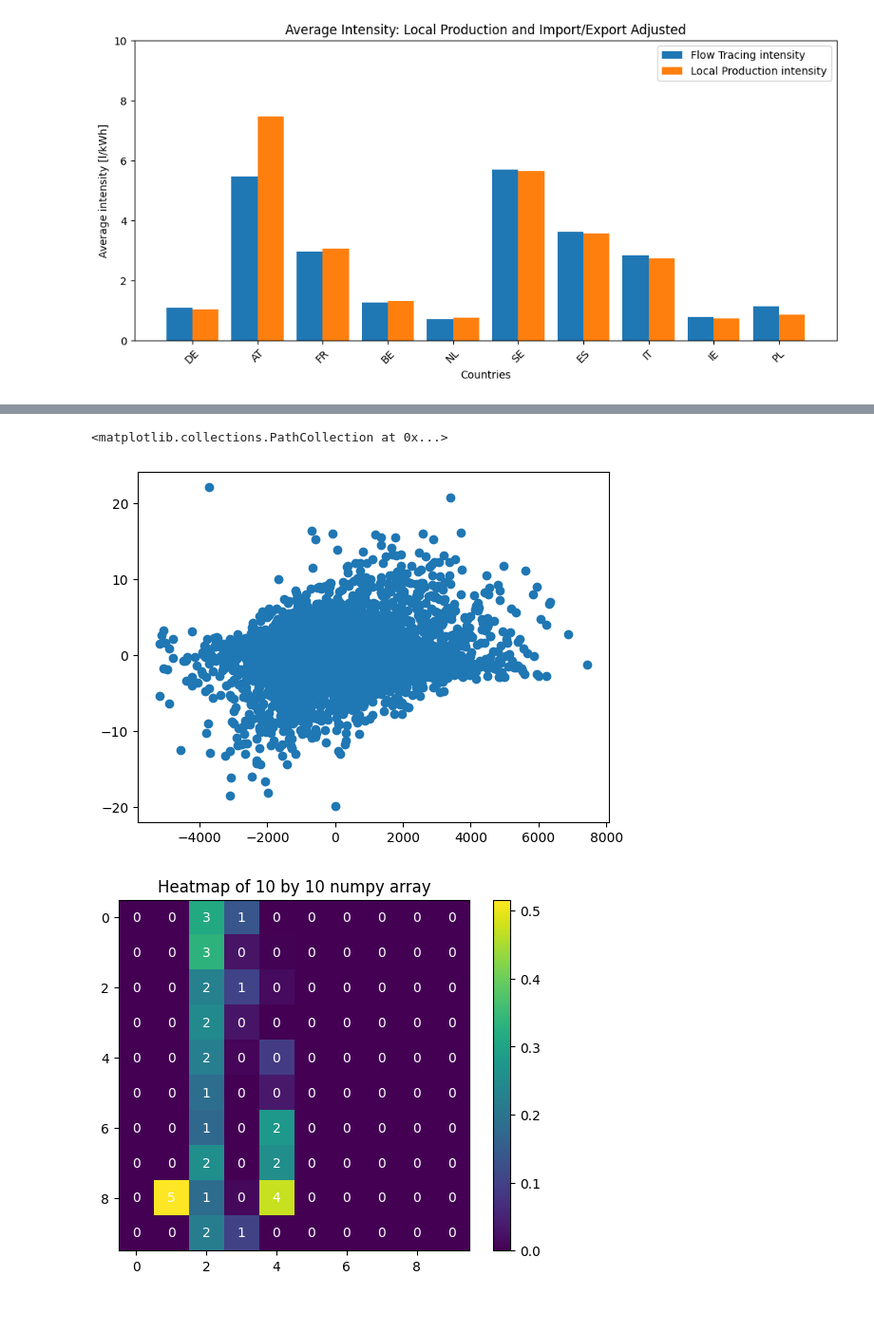
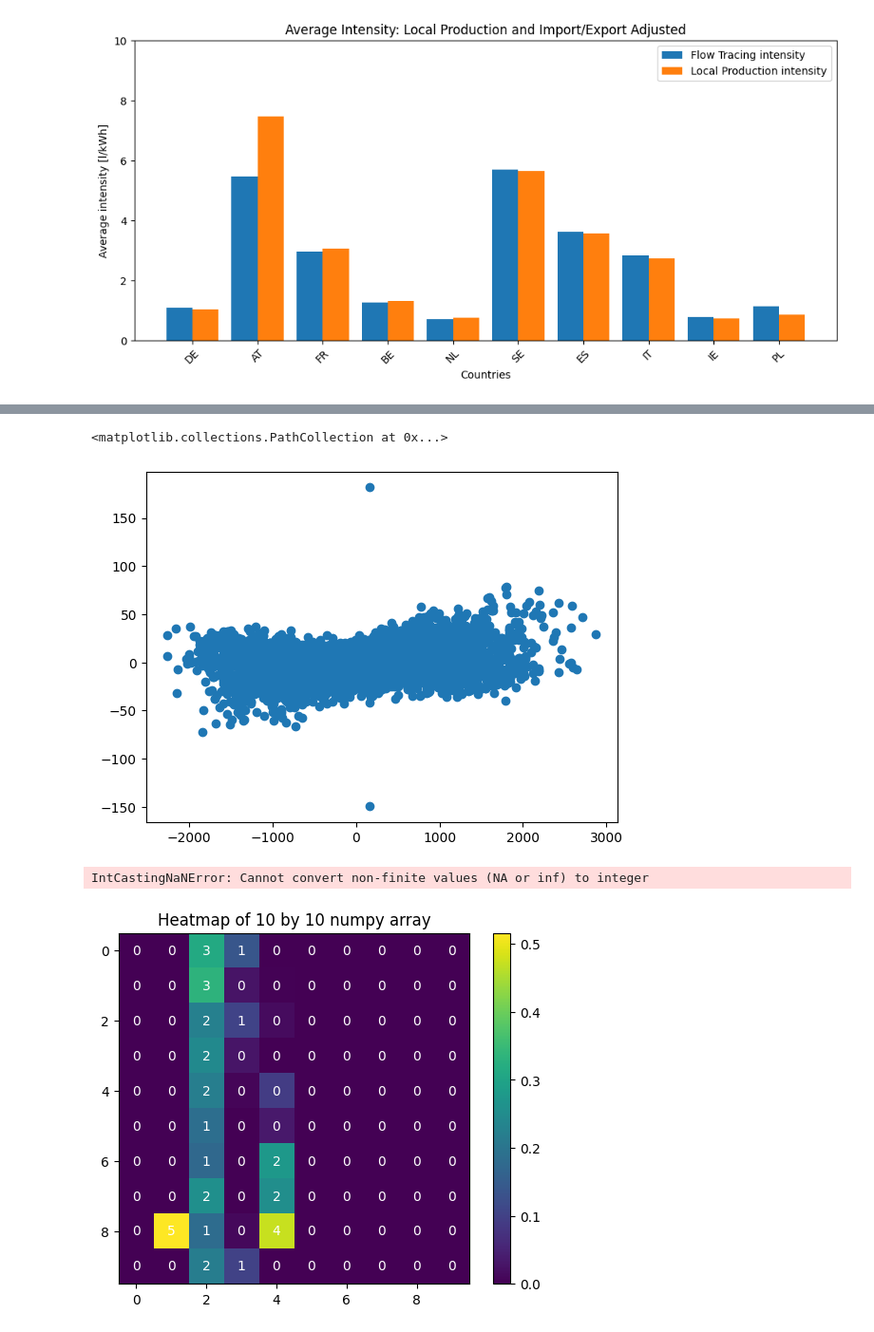
Before and after one commit to jonasschiller/IntensityLib, a Jupyter notebook: Testing.ipynb, the cells around one changed output, grey strips where cells are left out. Shown at 95% size. Cells and saved outputs as stored; diff of their text form; code cells hidden in the pictures.

```diff
--- a/Testing.ipynb
+++ b/Testing.ipynb
@@ -73,7 +73,7 @@ generation_df.columns = generation_df.columns.str.replace('_Actual Aggregated',
 
 # Create residual generation dataframe by dropping specific columns
 residual_gen_df = generation_df.drop(columns=generation_df.columns.intersection([
-    'Other renewable', 'Solar', 'Waste', 'Wind Offshore', 'Wind Onshore'
+    'Other renewable', 'Solar', 'Waste', 'Wind Offshore', 'Wind Onshore','Biomass','Geothermal','Nuclear','Other'
 ]))
 
 # Create renewable generation dataframe by dropping specific columns
@@ -115,10 +103,10 @@ gen_delta=(generation_df.sum(axis=1)-generation_df.sum(axis=1).shift(1)).fillna(
 water_delta=(water_op-water_op.shift(1)).fillna(0)
 # %%
 #scatter plot of generation vs emission
-plt.scatter(gen_delta,emission_delta)
+plt.scatter(generation_delta,emission_delta)
 # %% [output]
 <matplotlib.collections.PathCollection at 0x...>
-[figure, old version]
+[figure, new version]
 # %%
 generation_sum=generation_sum.reset_index()
 generation_sum.columns=['date','generation']
@@ -137,6 +125,8 @@ generation_sum["res_cluster"] = (res_share // (100 / num_clusters)).astype(int)
 
 # Ensure the cluster values are within the valid range
 generation_sum["res_cluster"] = generation_sum["res_cluster"].clip(0, num_clusters - 1)
+# %% [output]
+IntCastingNaNError: Cannot convert non-finite values (NA or inf) to integer
 # %%
 result=np.zeros((10,5))
 
```
Also changed, not shown: parts of 3 cells of this notebook, 2 other files.
